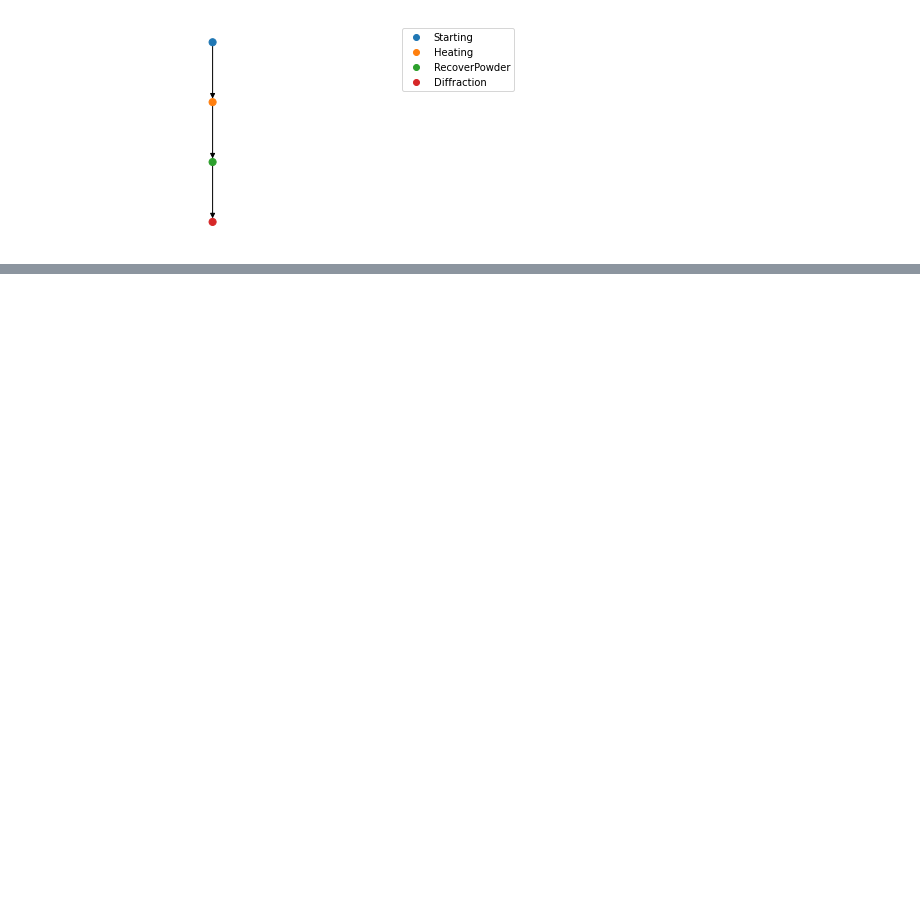
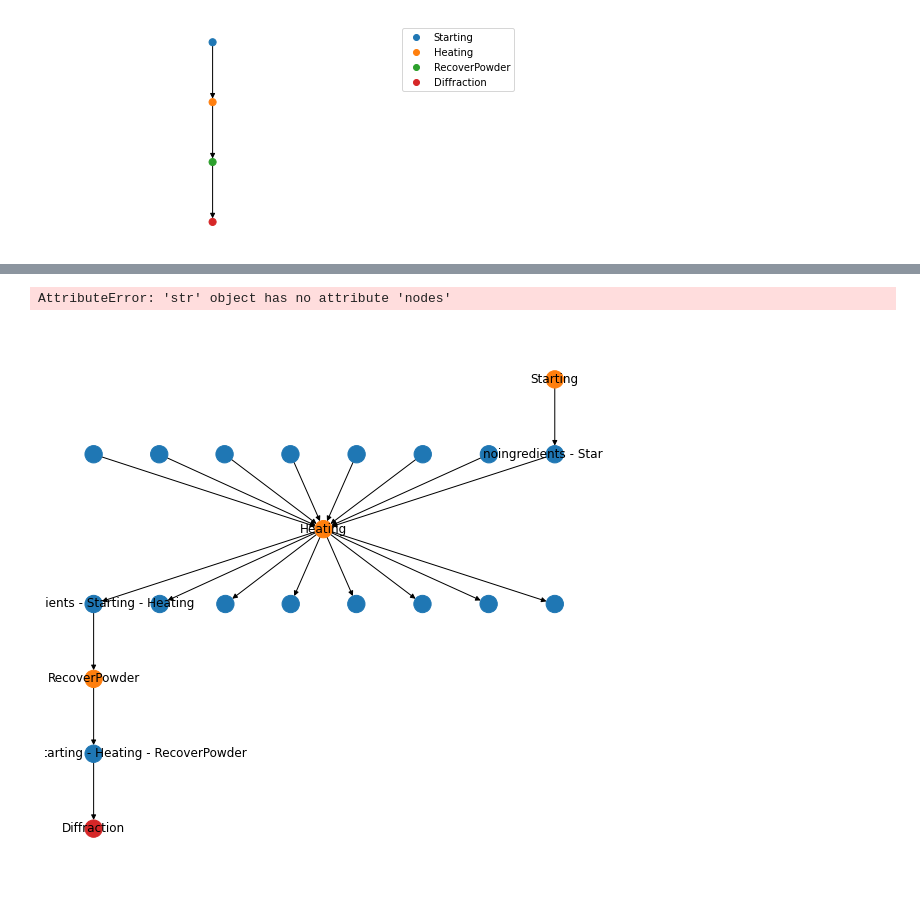
Before and after one commit to CederGroupHub/alab_experiment_helper, a Jupyter notebook: playground.ipynb, the cells around one changed output, grey strips where cells are left out. Drawn from its saved outputs; the diff is of its cells as text; code cells hidden in the pictures; blank space fills up the shorter version.

Commit message:
data upload in playground

```diff
--- a/playground.ipynb
+++ b/playground.ipynb
@@ -453,0 +509,4 @@ qw.process_sample_data()
+# %%
+ev = ExperimentView()
+exp = list(ev.get_experiments_with_status("COMPLETED"))[0]
+# exp
@@ -453,0 +545,2 @@ qw.process_sample_data()
+# %%
+sv_data = views.SampleView()
@@ -453,0 +549,10 @@ qw.process_sample_data()
+# %%
+from bson import ObjectId
+
+sample_objects = dict()
+for entry in exp["samples"]:
+    new_sample_entry = Sample(
+        name=entry["name"]
+    )
+    new_sample_entry._id = ObjectId(entry["sample_id"])
+    sample_objects[entry["name"]] = new_sample_entry
@@ -453,0 +622,12 @@ qw.process_sample_data()
+# %%
+all_incoming = [node.id for sample in sample_objects.values() for node in sample.nodes ]
+# %% [output]
+AttributeError: 'str' object has no attribute 'nodes'
+# %%
+import matplotlib.pyplot as plt
+fig, ax = plt.subplots(figsize = (10,10))
+
+s = sample_objects["sample_0"]
+sv_data.get_by_action_node(s.nodes[2].id)[3].plot(ax=ax)
+# %% [output]
+[figure, added]
```
Also changed, not shown: parts of 25 cells of this notebook, 3 other files.
